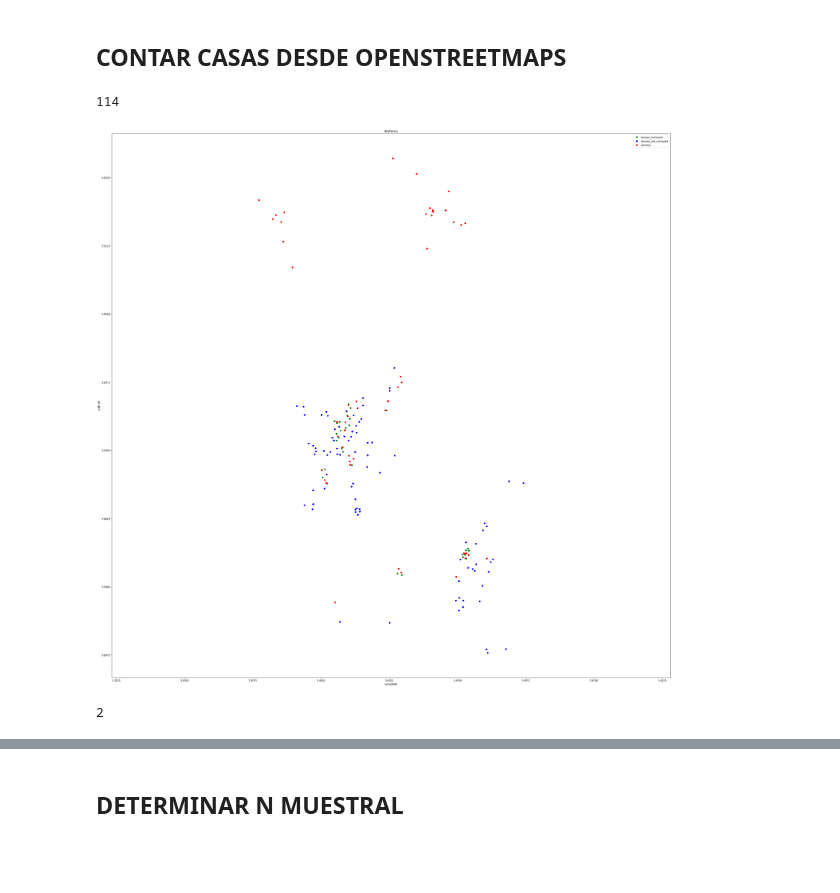
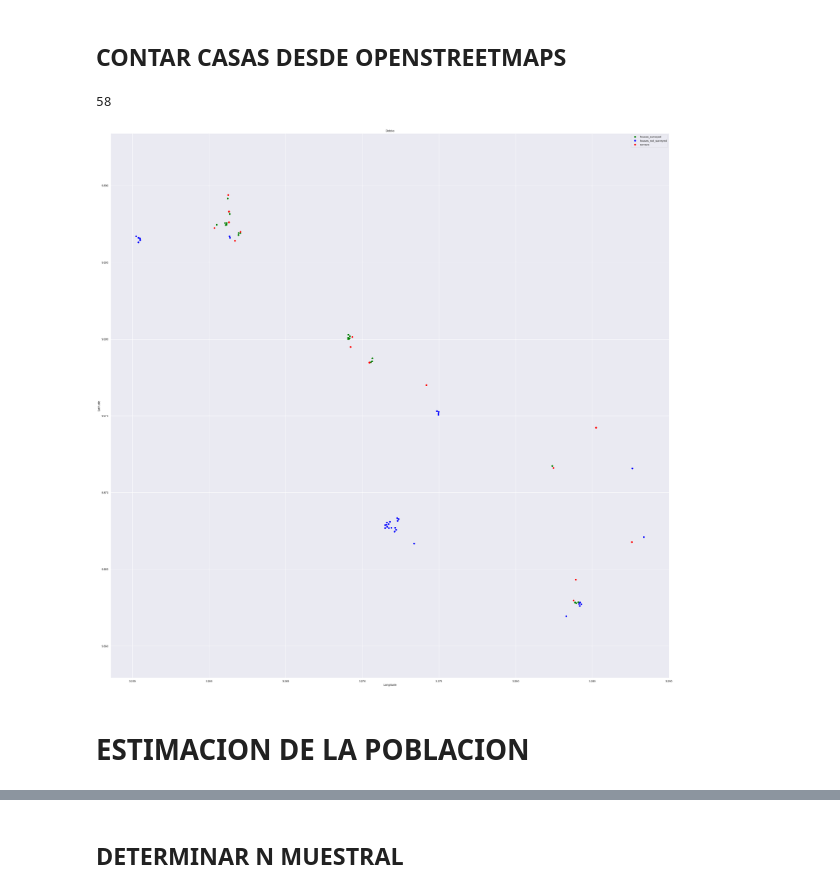
Before and after one commit to OANInternational/aguapp-ds, a Jupyter notebook: sistema_priorizacion.ipynb, the cells around one changed output, grey strips where cells are left out. Cells and saved outputs as stored; diff of their text form; code cells hidden in the pictures; blank space fills up the shorter version.

Commit message:
@Dani: added some plots to understand data

```diff
--- a/sistema_priorizacion.ipynb
+++ b/sistema_priorizacion.ipynb
@@ -83,7 +99,8 @@ df_priority=pd.DataFrame([{'latitude':doc['coords']['latitude'],
   'nb_malnu':doc['data']['nb_malnu'],
   'water_storage':doc['data']['water_storage'],
   'water_quality':doc['data']['water_quality'],
-  'self_manag':doc['data']['self_manag']
+  'self_manag':doc['data']['self_manag'],
+  'role':doc['data']['role']
 
     } for doc in l_sur_priority
 ])
@@ -91,8 +108,8 @@ df_priority=pd.DataFrame([{'latitude':doc['coords']['latitude'],
 ## Village data
 # %%
 df_village=pd.DataFrame(
-    [{'latitude':doc['coords']['latitude'],
-      'longitude':doc['coords']['longitude'],
+    [{#'latitude':doc['coords']['latitude'],
+      #'longitude':doc['coords']['longitude'],
       'village_coords':doc['data']['village_coords'],
       'creation_date':doc['creation_date'],
       'nb_water_sources':doc['data']['nb_water_sources'],
@@ -241,15 +483,28 @@ df_village.loc[4,'water_sources']
 overpass_url = "http://overpass-api.de/api/interpreter"
 overpass_query = ("""
 [out:json];
-area['name'='"""+str('Alafiarou').upper()+
+area['name'='"""+str('Debbo').upper()+
 """']->.a;
 way[building](area.a);
 (._;>;);
 out body;
 """)
+
+overpass_query_2 = ("""
+[out:json];
+way['name'='"""+str('Debbo').upper()+
+"""'];
+way(around:1000)[building];
+(._;>;);
+out body;
+""")
+
 response = requests.get(overpass_url,
                         params={'data': overpass_query})
+#response_2 = requests.get(overpass_url,
+#                        params={'data': overpass_query_2})
 data = response.json()
+#data = response_2.json()
 # %%
 houses = []
 ways=[elem for elem in data['elements']  if elem['type']=='way']
@@ -272,7 +527,7 @@ df_houses=pd.DataFrame(houses)
 # %%
 len(df_houses)
 # %% [output]
-114
+58
 # %%
 def distance(p_1,p_2):
     # approximate radius of earth in m
@@ -295,14 +550,14 @@ def distance(p_1,p_2):
 def has_been_survey(x):
     p_1={'lat':float(x['lat']),'lon':float(x['lon'])}
     points=df_priority.apply(lambda x: True
-                             if distance(p_1,{'lat':x['latitude'],'lon':x['longitude']}) <20
+                             if distance(p_1,{'lat':x['latitude'],'lon':x['longitude']}) <40
                              else False
                                         ,axis=1)
     return points.any()
 # %%
 df_houses['surveyed']=df_houses.apply(lambda x: has_been_survey(x),axis=1)
 # %%
-village='Alafiarou'
+village='Debbo'
 f,ax = plt.subplots(1,figsize=(40,40))
 # Collect coords into list
 coords = []
@@ -311,38 +566,36 @@ df_survey=df_houses[df_houses['surveyed']]
 for a,b in zip(df_survey['lon'].to_list(),df_survey['lat'].to_list()):
         coords.append((a, b))
 # Convert coordinates into numpy array
 X = np.array(coords)
 ax.plot(X[:, 0], X[:, 1], 'o',color='green',label='houses_surveyed')
 
 coords = []
 df_notsurvey=df_houses[~df_houses['surveyed']]
 for a,b in zip(df_notsurvey['lon'].to_list(),df_notsurvey['lat'].to_list()):
         coords.append((a, b))
 # Convert coordinates into numpy array
 X = np.array(coords)
 ax.plot(X[:, 0], X[:, 1], 'o',color='blue',label='houses_not_surveyed')
 
 coords = []
 df_debbo=df_priority[df_priority['village']==village]
 for a,b in zip(df_debbo['longitude'].to_list(),df_debbo['latitude'].to_list()):
         coords.append((a, b))
 # Convert coordinates into numpy array
 X = np.array(coords)
 ax.plot(X[:, 0], X[:, 1], 'o',color='red',label='surveys')
 
 
 plt.title(village)
 plt.xlabel('Longitude')
 plt.ylabel('Latitude')
 plt.axis('equal')
 plt.legend()
 plt.show()
 # %% [output]
-[figure, old version]
+[figure, new version]
-# %%
-pd.Series([True, True,False]).sum()
-# %% [output]
-2
+# %% [markdown]
+# ESTIMACION DE LA POBLACION
 # %%
 def n_houses(x):
     p_1={'lat':x['latitude'],'lon':x['longitude']}
```
Also changed, not shown: parts of 34 cells of this notebook.
